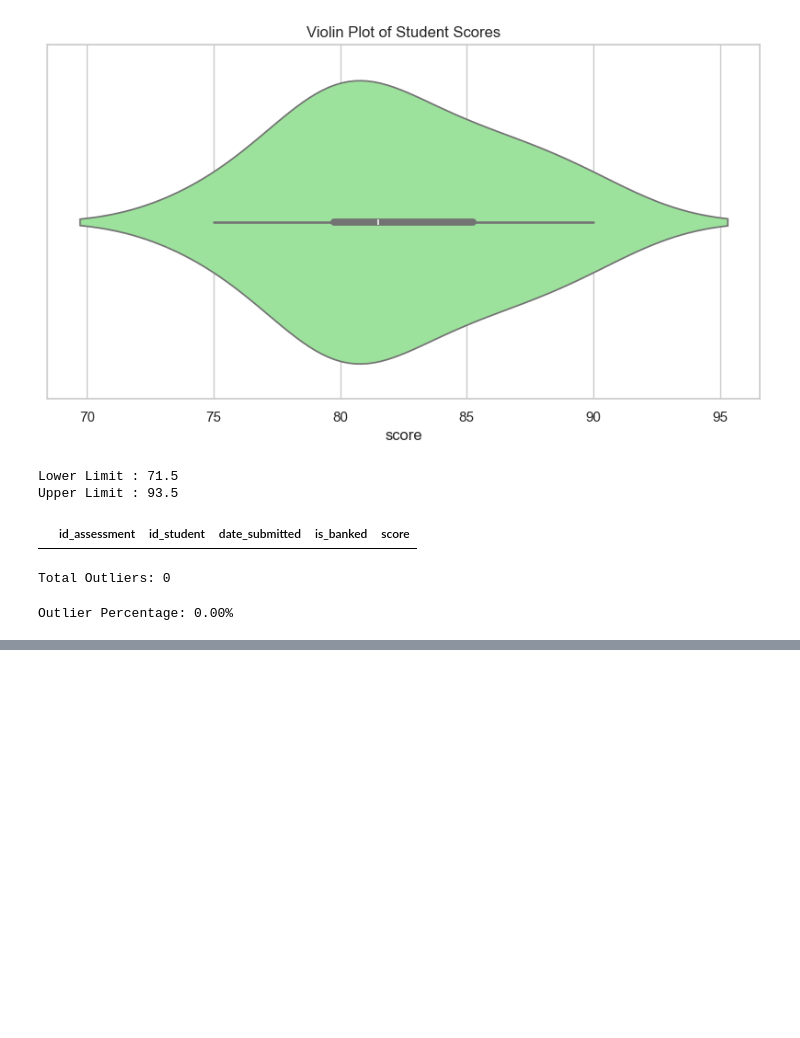
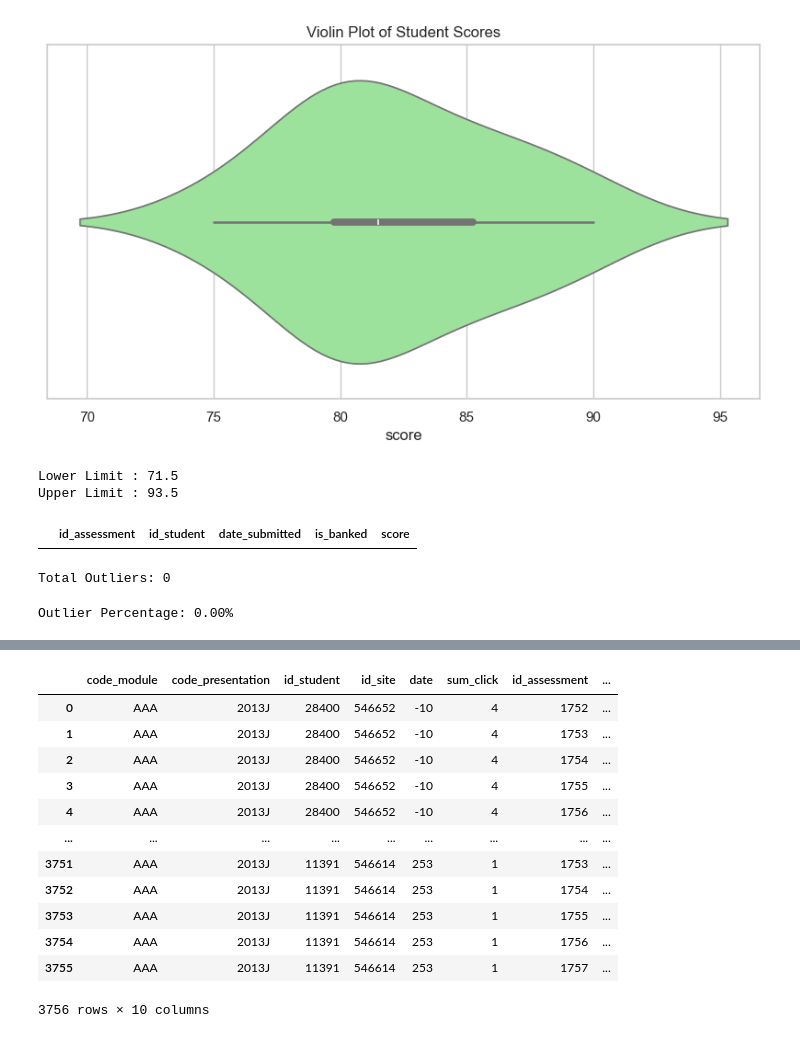
Before and after one commit to Maritot/EduMetrics-Student-At-Risk-Predictive-System, a Jupyter notebook: notebooks/EDA.ipynb, the cells around one changed output, grey strips where cells are left out. Saved outputs shown, nothing was run; the diff lists cells and outputs as text; code cells hidden in the pictures; blank space fills up the shorter version.

```diff
--- a/notebooks/EDA.ipynb
+++ b/notebooks/EDA.ipynb
@@ -148,0 +356,16 @@ Outlier Percentage: 0.00%
+# %%
+pd.merge(student_vle, student_assessment, on="id_student")
+# %% [output]
+|  | code_module | code_presentation | id_student | id_site | date | sum_click | id_assessment | ... |
+| 0 | AAA | 2013J | 28400 | 546652 | -10 | 4 | 1752 | ... |
+| 1 | AAA | 2013J | 28400 | 546652 | -10 | 4 | 1753 | ... |
+| 2 | AAA | 2013J | 28400 | 546652 | -10 | 4 | 1754 | ... |
+| 3 | AAA | 2013J | 28400 | 546652 | -10 | 4 | 1755 | ... |
+| 4 | AAA | 2013J | 28400 | 546652 | -10 | 4 | 1756 | ... |
+| ... | ... | ... | ... | ... | ... | ... | ... | ... |
+| 3751 | AAA | 2013J | 11391 | 546614 | 253 | 1 | 1753 | ... |
+| 3752 | AAA | 2013J | 11391 | 546614 | 253 | 1 | 1754 | ... |
+| 3753 | AAA | 2013J | 11391 | 546614 | 253 | 1 | 1755 | ... |
+| 3754 | AAA | 2013J | 11391 | 546614 | 253 | 1 | 1756 | ... |
+| 3755 | AAA | 2013J | 11391 | 546614 | 253 | 1 | 1757 | ... |
+3756 rows × 10 columns
```
Also changed, not shown: parts of 23 cells of this notebook, 1 other file.
